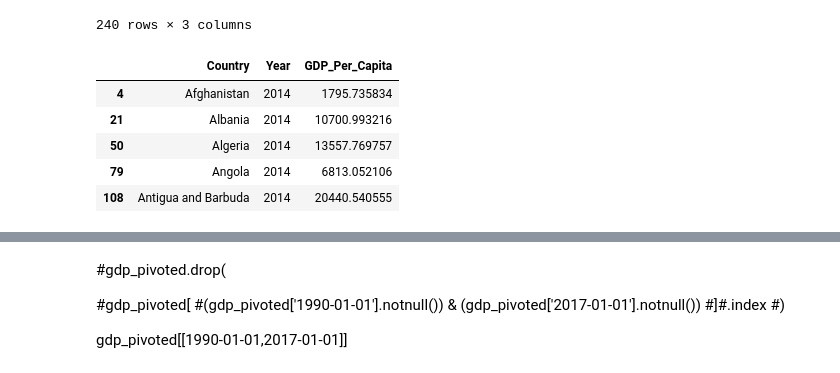
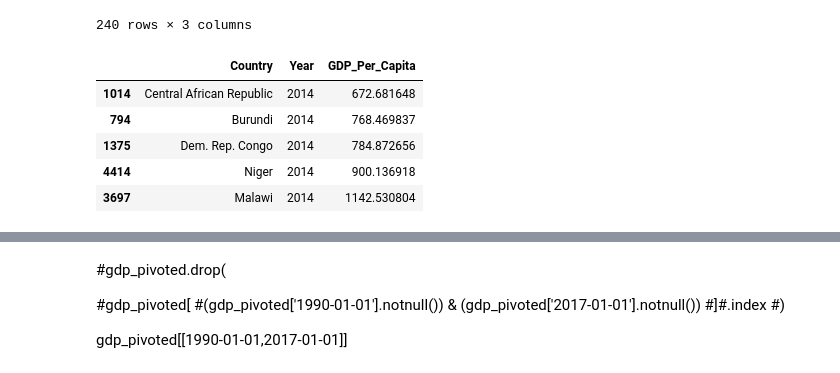
Before and after one commit to nss-data-science-cohort-4/dq1-undata-knturi, a Jupyter notebook: notebooks/UN_Data_Exploration.ipynb, the cells around one changed output, grey strips where cells are left out. Saved outputs shown, nothing was run; the diff lists cells and outputs as text; code cells hidden in the pictures.

```diff
--- a/notebooks/UN_Data_Exploration.ipynb
+++ b/notebooks/UN_Data_Exploration.ipynb
@@ -160,11 +179,11 @@ gdp_2014.sort_values(by='GDP_Per_Capita')
 | 3639 | Macao SAR, China | 2014 | 130439.106674 |
 240 rows × 3 columns
 # %%
-gdp_2014.head(n=5)
+gdp_2014.nsmallest(5,'GDP_Per_Capita')
 # %% [output]
 |  | Country | Year | GDP_Per_Capita |
-| 4 | Afghanistan | 2014 | 1795.735834 |
-| 21 | Albania | 2014 | 10700.993216 |
-| 50 | Algeria | 2014 | 13557.769757 |
-| 79 | Angola | 2014 | 6813.052106 |
-| 108 | Antigua and Barbuda | 2014 | 20440.540555 |
+| 1014 | Central African Republic | 2014 | 672.681648 |
+| 794 | Burundi | 2014 | 768.469837 |
+| 1375 | Dem. Rep. Congo | 2014 | 784.872656 |
+| 4414 | Niger | 2014 | 900.136918 |
+| 3697 | Malawi | 2014 | 1142.530804 |
```
Also changed, not shown: parts of 62 cells of this notebook.
